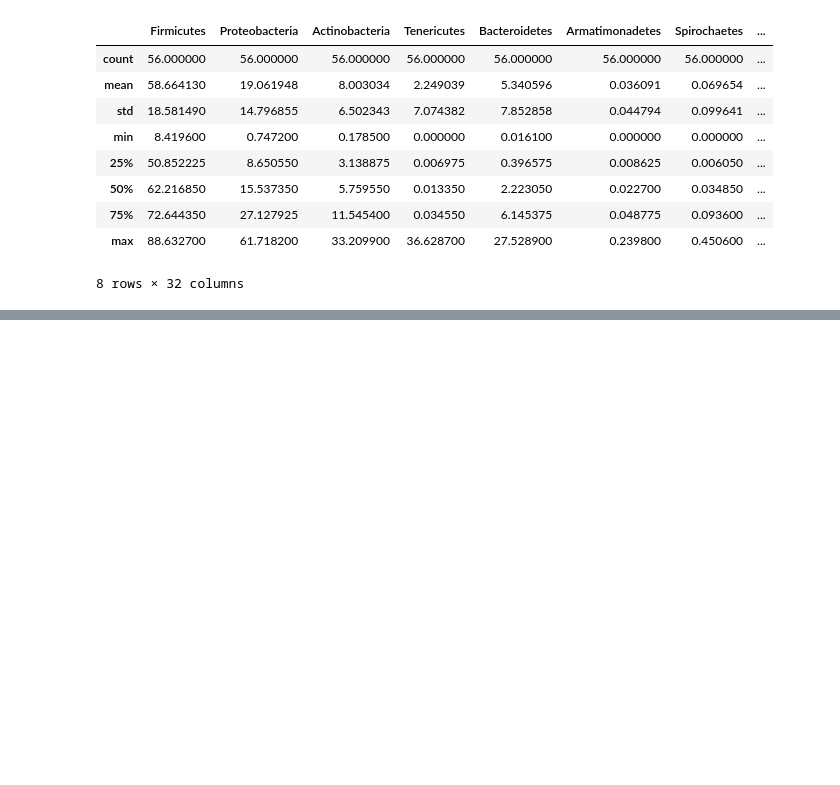
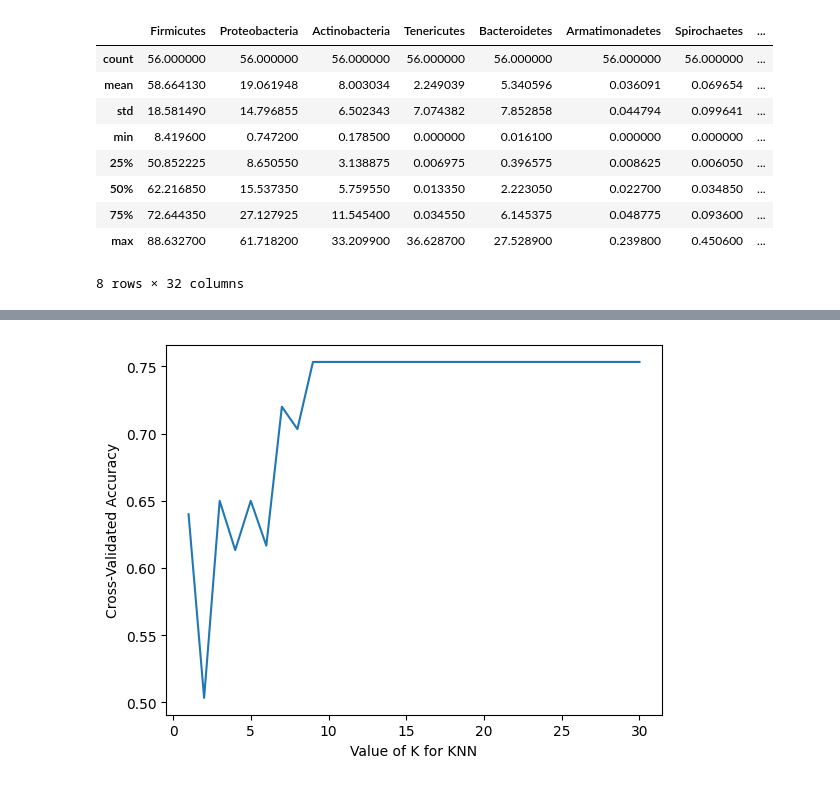
Before and after one commit to GGraziadei/HackathonMarato, a Jupyter notebook: preprocessing.ipynb, the cells around one changed output, grey strips where cells are left out. Cells and saved outputs as stored; diff of their text form; code cells hidden in the pictures; blank space fills up the shorter version.

```diff
--- a/preprocessing.ipynb
+++ b/preprocessing.ipynb
@@ -110,0 +116,6 @@ print(accuracy_score(y, y_pred))
+# %%
+# combine the first two principal components with the infertile status
+
+dt_pca = pd.DataFrame(X_pca, columns=['PC1', 'PC2', 'PC3', 'PC4', 'PC5'])
+dt_pca['Infertile'] = y
+dt_pca.head()
@@ -110,0 +129,23 @@ print(accuracy_score(y, y_pred))
+# %%
+# combine PC1 and PC2 with KNN with k=10
+X_knn_pca = dt_pca.drop('Infertile', axis=1)
+y_knn_pca = dt_pca['Infertile']
+
+# use cross-validation to find the best value of k
+from sklearn.model_selection import cross_val_score
+k_range = range(1, 31)
+k_scores = []
+for k in k_range:
+    knn = KNeighborsClassifier(n_neighbors=k)
+    # 10-fold cross-validation
+    scores = cross_val_score(knn, X_knn_pca, y_knn_pca, cv=10, scoring='accuracy')
+    k_scores.append(scores.mean())
+
+import matplotlib.pyplot as plt
+
+plt.plot(k_range, k_scores)
+plt.xlabel('Value of K for KNN')
+plt.ylabel('Cross-Validated Accuracy')
+plt.show()
+# %% [output]
+[figure, added]
```
Also changed, not shown: parts of 10 cells of this notebook, 1 other file.
